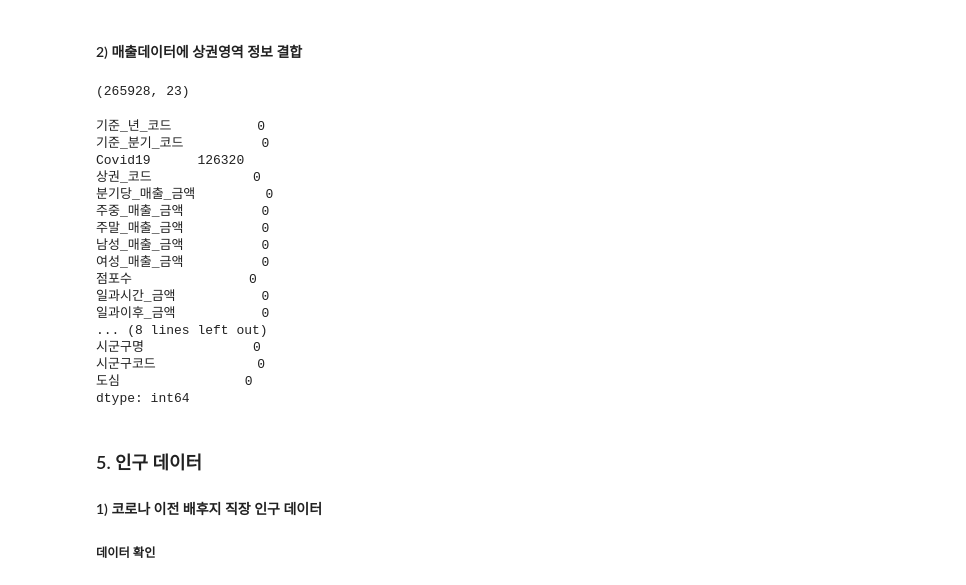
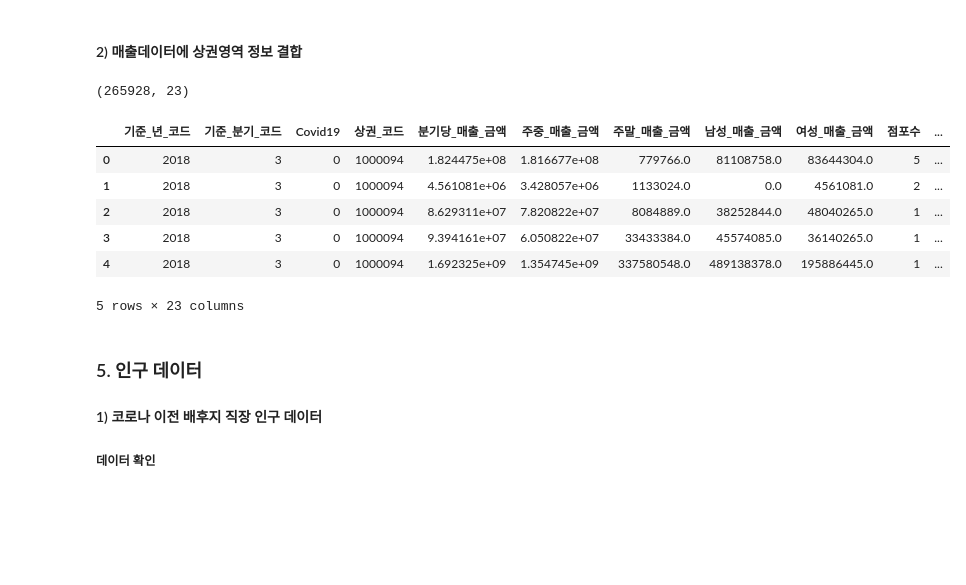
Before and after one commit to maker-lee/megait-data, a Jupyter notebook: 상권분석/데이터전처리.ipynb, the cells around one changed output. Drawn from its saved outputs; the diff is of its cells as text; code cells hidden in the pictures; blank space fills up the shorter version.

```diff
--- a/상권분석/데이터전처리.ipynb
+++ b/상권분석/데이터전처리.ipynb
@@ -459,28 +405,18 @@ tmp.head()
 # %%
 상권매출df = merge(분석데이터, tmp, left_on="상권_코드", right_on="상권_코드", how="inner")
 
 print(상권매출df.shape)
 
-상권매출df.isnull().sum()
+상권매출df.head()
 # %% [output]
 (265928, 23)
+|  | 기준_년_코드 | 기준_분기_코드 | Covid19 | 상권_코드 | 분기당_매출_금액 | 주중_매출_금액 | 주말_매출_금액 | 남성_매출_금액 | 여성_매출_금액 | 점포수 | ... |
+| 0 | 2018 | 3 | 0 | 1000094 | 1.824475e+08 | 1.816677e+08 | 779766.0 | 81108758.0 | 83644304.0 | 5 | ... |
+| 1 | 2018 | 3 | 0 | 1000094 | 4.561081e+06 | 3.428057e+06 | 1133024.0 | 0.0 | 4561081.0 | 2 | ... |
+| 2 | 2018 | 3 | 0 | 1000094 | 8.629311e+07 | 7.820822e+07 | 8084889.0 | 38252844.0 | 48040265.0 | 1 | ... |
+| 3 | 2018 | 3 | 0 | 1000094 | 9.394161e+07 | 6.050822e+07 | 33433384.0 | 45574085.0 | 36140265.0 | 1 | ... |
+| 4 | 2018 | 3 | 0 | 1000094 | 1.692325e+09 | 1.354745e+09 | 337580548.0 | 489138378.0 | 195886445.0 | 1 | ... |
-기준_년_코드           0
-기준_분기_코드          0
-Covid19      126320
-상권_코드             0
-분기당_매출_금액         0
-주중_매출_금액          0
-주말_매출_금액          0
-남성_매출_금액          0
-여성_매출_금액          0
-점포수               0
-일과시간_금액           0
-일과이후_금액           0
-... (8 lines left out)
-시군구명              0
-시군구코드             0
-도심                0
-dtype: int64
+5 rows × 23 columns
 # %% [markdown]
 ### 5. 인구 데이터
 
```
Also changed, not shown: parts of 14 cells of this notebook, 10 other files.
